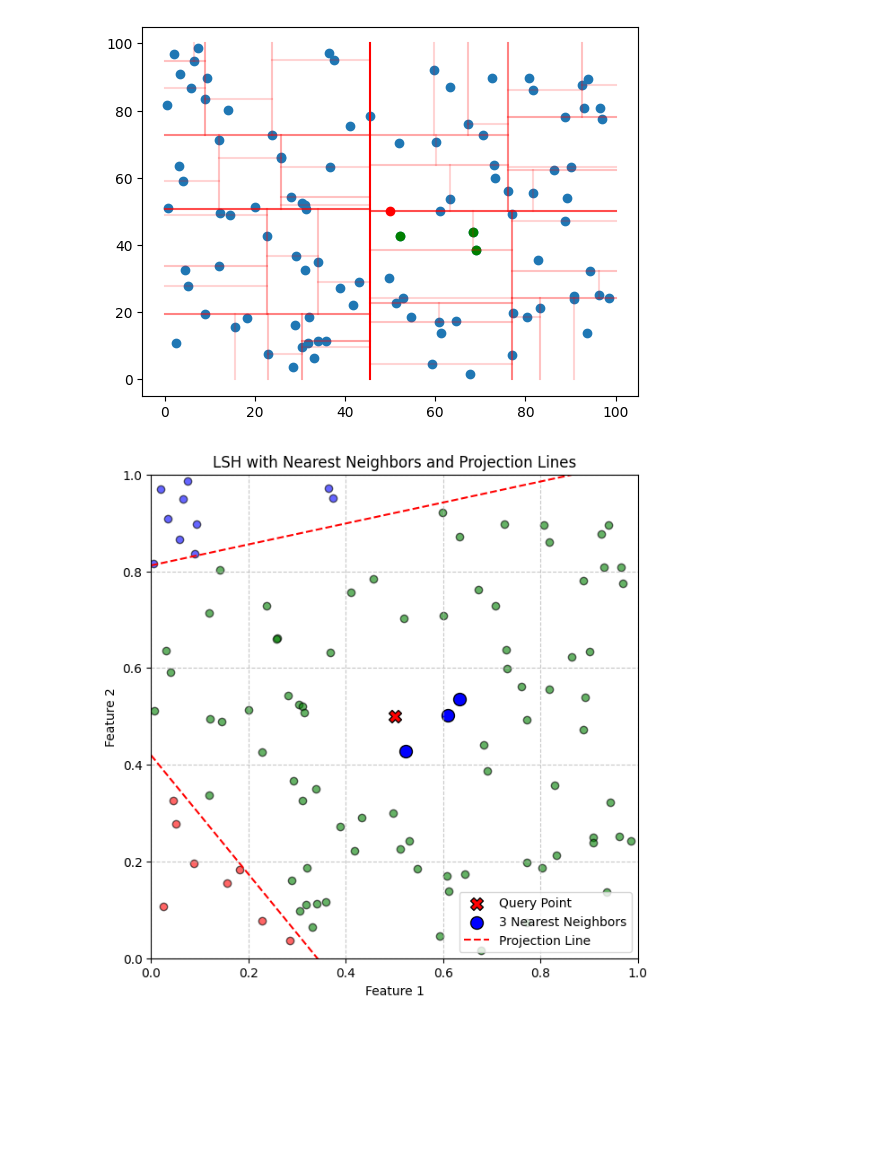
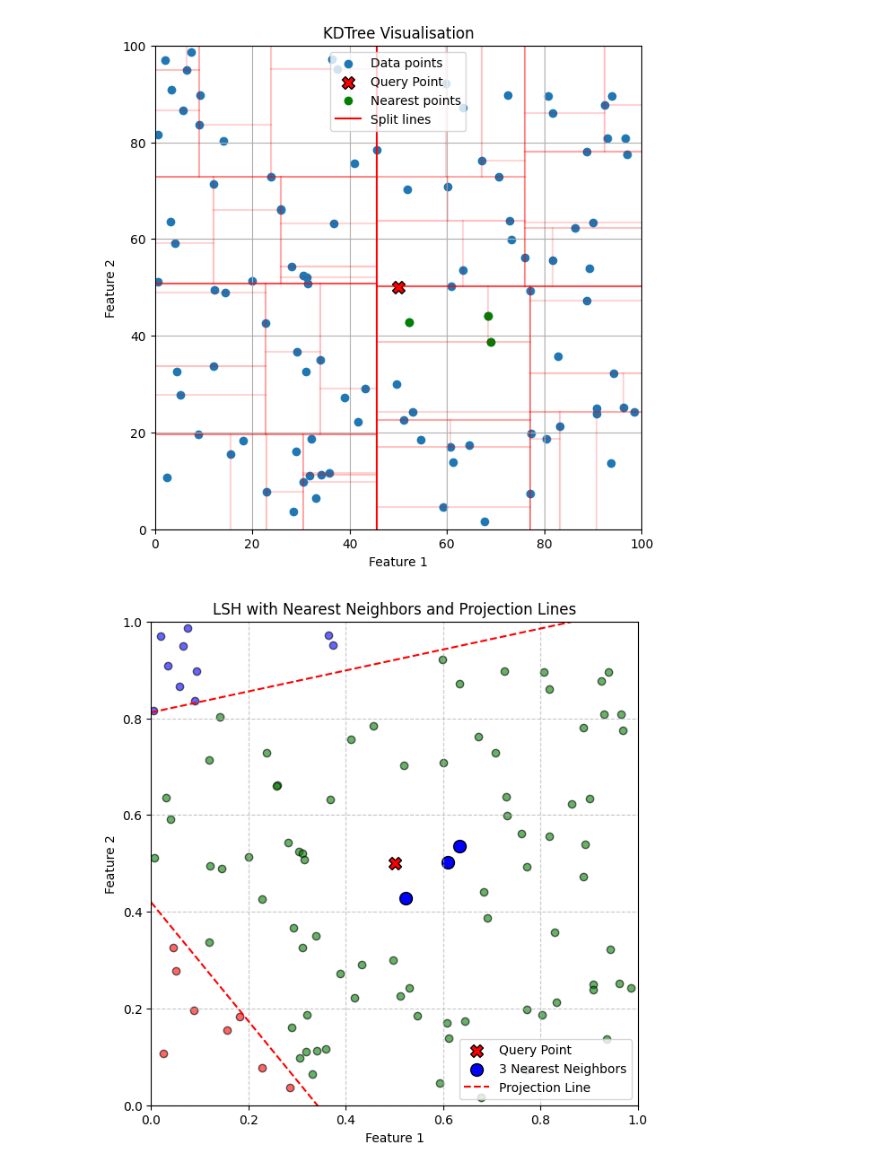
Before and after one commit to Karan-Gandhi/ES335-Assignment-4, a Jupyter notebook: task2.ipynb, the cells around one changed output. Drawn from its saved outputs; the diff is of its cells as text; code cells hidden in the pictures; blank space fills up the shorter version.

Commit message:
implement knn and visualise

```diff
--- a/task2.ipynb
+++ b/task2.ipynb
@@ -60,12 +60,23 @@ class KDTree:
 			else:
 				return self.query_dfs(node.rc, q, k)
 # %%
-np.random.seed(42)
-data = np.random.rand(10, 2) * 100
+def visualize_kdtree(tree, data, q, k, **kwargs):
+	plt.figure(figsize=(7, 7))
+	plt.title('KDTree Visualisation')
+	plt.xlabel('Feature 1')
+	plt.ylabel('Feature 2')
+	plt.xlim(0, 100)
+	plt.ylim(0, 100)
+	plt.grid(True)
+	plt.scatter(data[:, 0], data[:, 1], label='Data points')
+	plt.scatter(q[0], q[1], color='red', label='Query Point', edgecolor='k', s=100, marker='X')
+	dist, idx = tree.query(q, k)
+	plt.scatter(data[idx.astype(int), 0],
+				data[idx.astype(int), 1], c='g', label='Nearest points')
+	visualize_kdtree_dfs(tree.tree, **kwargs)
+	plt.legend()
 
-kdtree = KDTree(data, leaf_size=2)
-
-def visualize_kdtree(tree, range_x=[0, 100], range_y=[0, 100], depth=0, a=0.4):
+def visualize_kdtree_dfs(tree, range_x=[0, 100], range_y=[0, 100], depth=0, a=0.4):
 	if tree is None:
 		return
 
@@ -74,19 +85,14 @@ def visualize_kdtree(tree, range_x=[0, 100], range_y=[0, 100], depth=0, a=0.4):
 	range_y_lc = range_y
 	range_y_rc = range_y
 
-	# draw the split line
 	if tree.axis == 0:
-		plt.plot([tree.split_point[0], tree.split_point[0]], range_y, 'r-', alpha=(a)**depth)
+		plt.plot([tree.split_point[0], tree.split_point[0]], range_y, 'r-', alpha=(a)**depth, label='Split lines' if depth == 0 else "")
 		range_x_lc = [range_x[0], tree.split_point[0]]
 		range_x_rc = [tree.split_point[0], range_x[1]]
 	elif tree.axis == 1:
-		plt.plot(range_x, [tree.split_point[1], tree.split_point[1]], 'r-', alpha=(a)**depth)
+		plt.plot(range_x, [tree.split_point[1], tree.split_point[1]], 'r-', alpha=(a)**depth, label='Split lines' if depth == 0 else "")
 		range_y_lc = [range_y[0], tree.split_point[1]]
 		range_y_rc = [tree.split_point[1], range_y[1]]
 
-	visualize_kdtree(tree.lc, range_x_lc, range_y_lc, depth=depth+1, a=a)
-	visualize_kdtree(tree.rc, range_x_rc, range_y_rc, depth=depth+1, a=a)
-
-plt.scatter(data[:, 0], data[:, 1])
-visualize_kdtree(kdtree.tree)
-plt.show()
+	visualize_kdtree_dfs(tree.lc, range_x_lc, range_y_lc, depth=depth+1, a=a)
+	visualize_kdtree_dfs(tree.rc, range_x_rc, range_y_rc, depth=depth+1, a=a)
@@ -106,19 +106,12 @@ plt.show()
 # %%
 np.random.seed(42)
 data = np.random.rand(100, 2) * 100
-
 kdtree = KDTree(data, leaf_size=2)
-
-plt.scatter(data[:, 0], data[:, 1])
-visualize_kdtree(kdtree.tree, a=0.7)
 q = np.array([50, 50])
 k = 3
-plt.scatter(q[0], q[1], c='r')
-dist, idx = kdtree.query(q, k)
-plt.scatter(data[idx.astype(int), 0], data[idx.astype(int), 1], c='g')
-plt.show()
+visualize_kdtree(kdtree, data, q, k, a=0.7)
 # %% [output]
-[figure, old version]
+[figure, new version]
 # %%
 # https://medium.com/@vidvath7/efficient-knn-search-with-locality-sensitive-hashing-a3c1b5faef4a
 class LSH:
```
Also changed, not shown: parts of 6 cells of this notebook.
